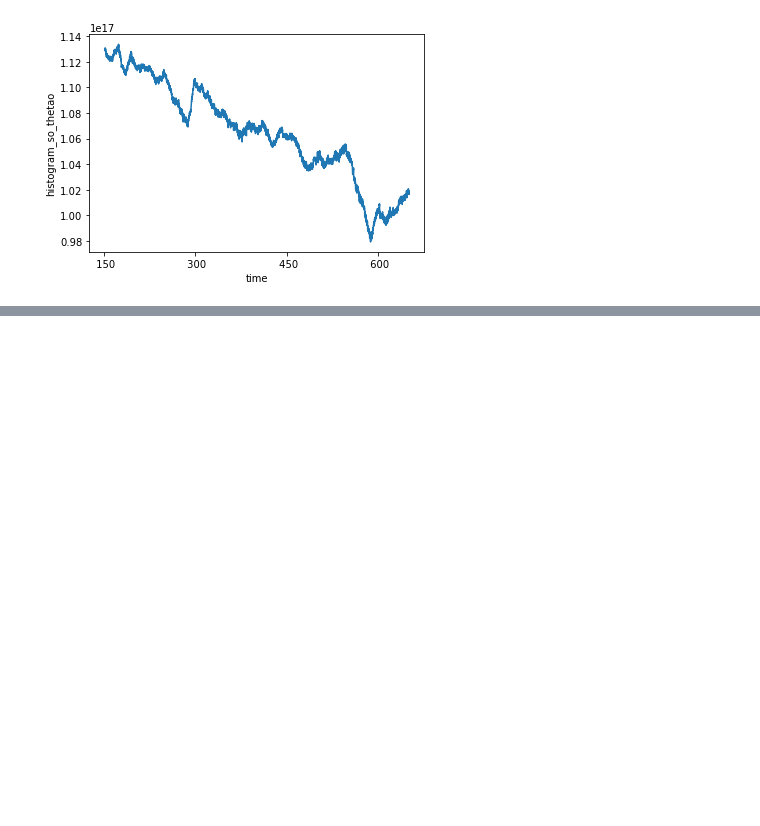
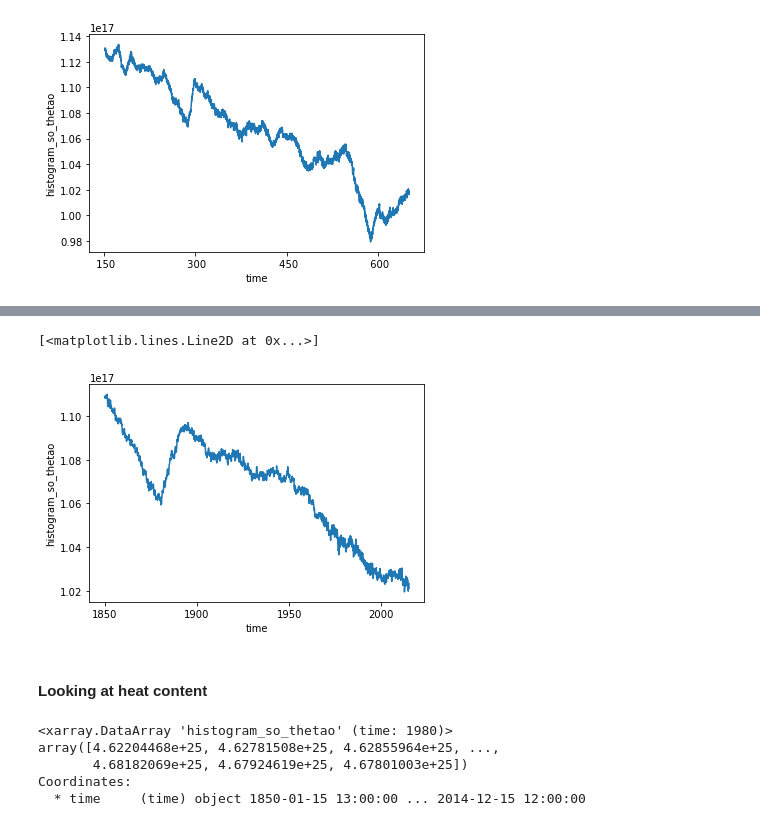
Before and after one commit to raphaeldussin/cmip6hack_water_masses_future, a Jupyter notebook: notebooks/Watermasses.ipynb, the cells around one changed output, grey strips where cells are left out. Cells and saved outputs as stored; diff of their text form; code cells hidden in the pictures; blank space fills up the shorter version.

```diff
--- a/notebooks/Watermasses.ipynb
+++ b/notebooks/Watermasses.ipynb
@@ -356,0 +411,3 @@ atl_vol_nadw_CM4.plot()
+# %%
+del CM4_so_hist['so'].encoding['chunks']
+CM4_so_hist = CM4_so_hist.chunk(chunks={'time': 12})
@@ -356,0 +437,10 @@ atl_vol_nadw_CM4.plot()
+# %%
+hTS_CM4 = histogram(CM4_so_hist['so'].where(basincodes_CM4['basin'] == 2),
+                    CM4_thetao_hist['thetao'].where(basincodes_CM4['basin'] == 2),
+                    bins=[sbins, tbins],
+                    dim=('lon', 'lat', 'lev'),
+                    weights=dVol_cm4)
+# %%
+atl_vol_nadw_CM4_hist = hTS_CM4.sel(so_bin=slice(34.8, 35.),
+                                    thetao_bin=slice(1.5,4)).sum(dim=['so_bin',
+                                                                      'thetao_bin'])
@@ -356,0 +455,7 @@ atl_vol_nadw_CM4.plot()
+# %%
+atl_vol_nadw_CM4_hist.plot()
+# %% [output]
+[<matplotlib.lines.Line2D at 0x...>]
+[figure, added]
+# %% [markdown]
+#### Looking at heat content
@@ -356,0 +472,8 @@ atl_vol_nadw_CM4.plot()
+# %%
+atl_heatc_nadw_CESM2_hist.load()
+# %% [output]
+<xarray.DataArray 'histogram_so_thetao' (time: 1980)>
+array([4.62204468e+25, 4.62781508e+25, 4.62855964e+25, ...,
+       4.68182069e+25, 4.67924619e+25, 4.67801003e+25])
+Coordinates:
+  * time     (time) object 1850-01-15 13:00:00 ... 2014-12-15 12:00:00
```
Also changed, not shown: parts of 39 cells of this notebook.
